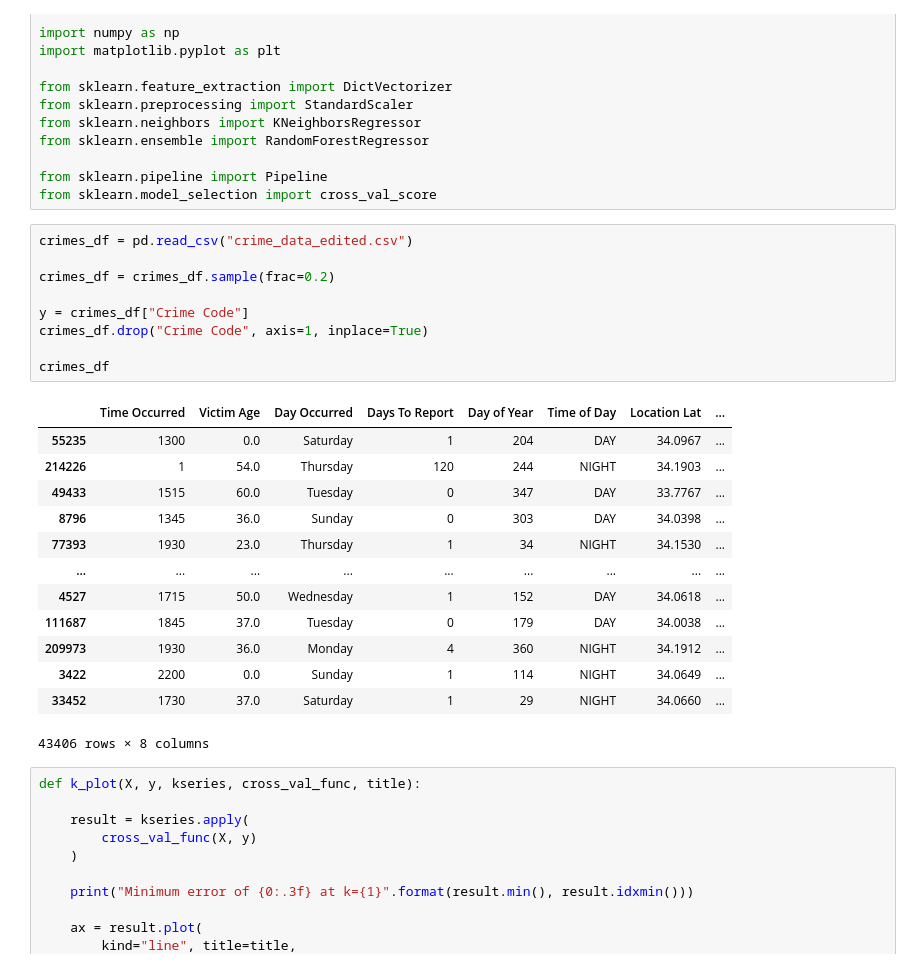
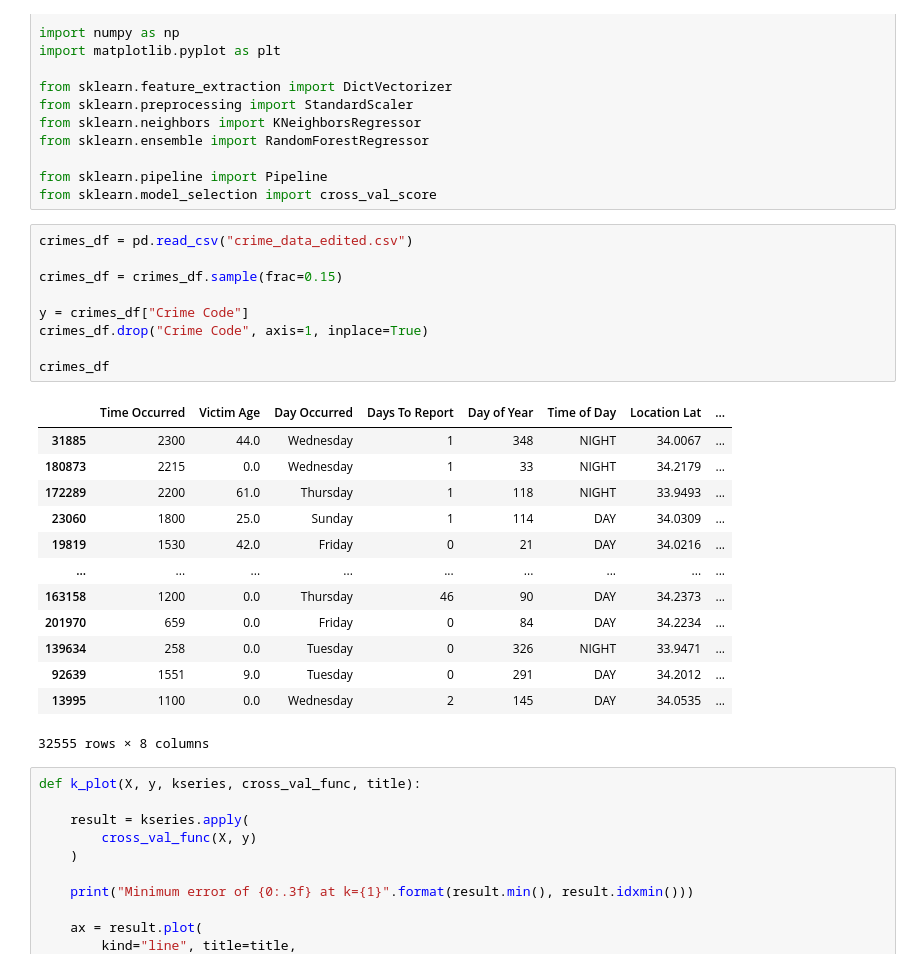
Before and after one commit to tylrdvs277/DATA301FinalProject, a Jupyter notebook: MachineLearning.ipynb, the cells around one changed output. Drawn from its saved outputs; the diff is of its cells as text.

```diff
--- a/MachineLearning.ipynb
+++ b/MachineLearning.ipynb
@@ -18,26 +18,26 @@ from sklearn.model_selection import cross_val_score
 # %%
 crimes_df = pd.read_csv("crime_data_edited.csv")
 
-crimes_df = crimes_df.sample(frac=0.2)
+crimes_df = crimes_df.sample(frac=0.15)
 
 y = crimes_df["Crime Code"]
 crimes_df.drop("Crime Code", axis=1, inplace=True)
 
 crimes_df
 # %% [output]
 |  | Time Occurred | Victim Age | Day Occurred | Days To Report | Day of Year | Time of Day | Location Lat | ... |
-| 55235 | 1300 | 0.0 | Saturday | 1 | 204 | DAY | 34.0967 | ... |
-| 214226 | 1 | 54.0 | Thursday | 120 | 244 | NIGHT | 34.1903 | ... |
-| 49433 | 1515 | 60.0 | Tuesday | 0 | 347 | DAY | 33.7767 | ... |
-| 8796 | 1345 | 36.0 | Sunday | 0 | 303 | DAY | 34.0398 | ... |
-| 77393 | 1930 | 23.0 | Thursday | 1 | 34 | NIGHT | 34.1530 | ... |
+| 31885 | 2300 | 44.0 | Wednesday | 1 | 348 | NIGHT | 34.0067 | ... |
+| 180873 | 2215 | 0.0 | Wednesday | 1 | 33 | NIGHT | 34.2179 | ... |
+| 172289 | 2200 | 61.0 | Thursday | 1 | 118 | NIGHT | 33.9493 | ... |
+| 23060 | 1800 | 25.0 | Sunday | 1 | 114 | DAY | 34.0309 | ... |
+| 19819 | 1530 | 42.0 | Friday | 0 | 21 | DAY | 34.0216 | ... |
 | ... | ... | ... | ... | ... | ... | ... | ... | ... |
-| 4527 | 1715 | 50.0 | Wednesday | 1 | 152 | DAY | 34.0618 | ... |
-| 111687 | 1845 | 37.0 | Tuesday | 0 | 179 | DAY | 34.0038 | ... |
-| 209973 | 1930 | 36.0 | Monday | 4 | 360 | NIGHT | 34.1912 | ... |
-| 3422 | 2200 | 0.0 | Sunday | 1 | 114 | NIGHT | 34.0649 | ... |
-| 33452 | 1730 | 37.0 | Saturday | 1 | 29 | NIGHT | 34.0660 | ... |
+| 163158 | 1200 | 0.0 | Thursday | 46 | 90 | DAY | 34.2373 | ... |
+| 201970 | 659 | 0.0 | Friday | 0 | 84 | DAY | 34.2234 | ... |
+| 139634 | 258 | 0.0 | Tuesday | 0 | 326 | NIGHT | 33.9471 | ... |
+| 92639 | 1551 | 9.0 | Tuesday | 0 | 291 | DAY | 34.2012 | ... |
+| 13995 | 1100 | 0.0 | Wednesday | 2 | 145 | DAY | 34.0535 | ... |
-43406 rows × 8 columns
+32555 rows × 8 columns
 # %%
 def k_plot(X, y, kseries, cross_val_func, title):
 
```
Also changed, not shown: parts of 8 cells of this notebook, 2 other files.
